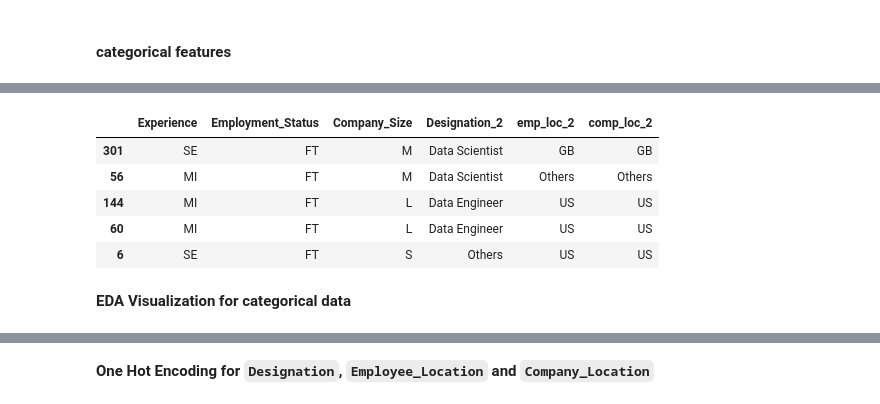
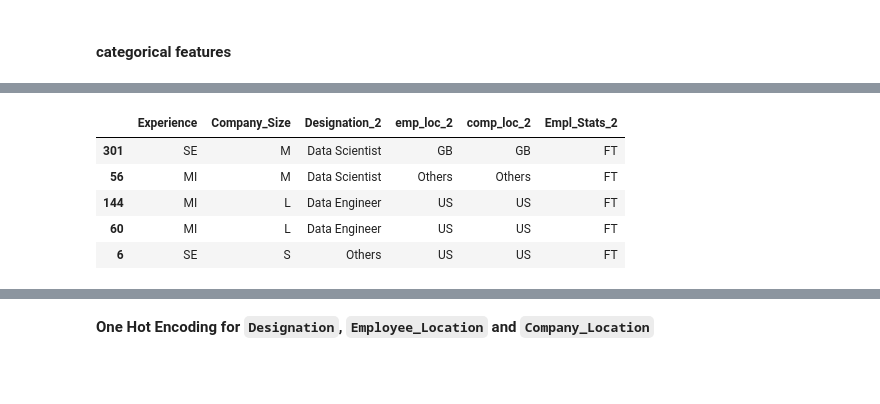
Before and after one commit to rafifaditio/Exercise, a Jupyter notebook: salary_pred.ipynb, the cells around one changed output, grey strips where cells are left out. Cells and saved outputs as stored; diff of their text form; code cells hidden in the pictures; blank space fills up the shorter version.

```diff
--- a/salary_pred.ipynb
+++ b/salary_pred.ipynb
@@ -478,11 +619,0 @@ retain_label
-# %%
-designation_manipulated = []
-
-for i in df_cat['Designation']:
-    if i in retain_label:
-        designation_manipulated.append(i)
-    else:
-        designation_manipulated.append('Others')
-
-df_cat['Designation_2'] = designation_manipulated.copy()
-df_cat.sample(10)
@@ -511,4 +619,0 @@ Name: Employment_Status, dtype: int64
-# %%
-df_cat['Employment_Status'] = df_cat['Employment_Status'].replace({'FL':'PT', 'CT':'PT'})
-
-df_cat['Employment_Status'].value_counts()
@@ -521,13 +619,0 @@ Name: Employment_Status, dtype: int64
-# %%
-retain_emp_loc = df_cat['Employee_Location'].value_counts().head().index.tolist().copy()
-retain_emp_loc
-
-emp_loc_manipulated = []
-
-for i in df_cat['Employee_Location']:
-    if i in retain_emp_loc:
-        emp_loc_manipulated.append(i)
-    else:
-        emp_loc_manipulated.append('Others')
-
-df_cat['emp_loc_2'] = emp_loc_manipulated.copy()
@@ -536,13 +619,0 @@ df_cat['emp_loc_2'] = emp_loc_manipulated.copy()
-# %%
-retain_comp_loc = df_cat['Company_Location'].value_counts().head().index.tolist().copy()
-retain_comp_loc
-
-comp_loc_manipulated = []
-
-for i in df_cat['Employee_Location']:
-    if i in retain_comp_loc:
-        comp_loc_manipulated.append(i)
-    else:
-        comp_loc_manipulated.append('Others')
-
-df_cat['comp_loc_2'] = comp_loc_manipulated.copy()
@@ -563,13 +620,11 @@ df_cat.sample(10)
 # %%
-list_cat = ['Experience', 'Employment_Status', 'Company_Size', 'Designation_2', 'emp_loc_2', 'comp_loc_2']
+list_cat = ['Experience', 'Company_Size', 'Designation_2', 'emp_loc_2', 'comp_loc_2', 'Empl_Stats_2']
 
 df_cat[list_cat].head()
 # %% [output]
-|  | Experience | Employment_Status | Company_Size | Designation_2 | emp_loc_2 | comp_loc_2 |
-| 301 | SE | FT | M | Data Scientist | GB | GB |
-| 56 | MI | FT | M | Data Scientist | Others | Others |
-| 144 | MI | FT | L | Data Engineer | US | US |
-| 60 | MI | FT | L | Data Engineer | US | US |
-| 6 | SE | FT | S | Others | US | US |
+|  | Experience | Company_Size | Designation_2 | emp_loc_2 | comp_loc_2 | Empl_Stats_2 |
+| 301 | SE | M | Data Scientist | GB | GB | FT |
+| 56 | MI | M | Data Scientist | Others | Others | FT |
+| 144 | MI | L | Data Engineer | US | US | FT |
+| 60 | MI | L | Data Engineer | US | US | FT |
+| 6 | SE | S | Others | US | US | FT |
-# %% [markdown]
-**EDA Visualization for categorical data**
```
Also changed, not shown: parts of 79 cells of this notebook.
